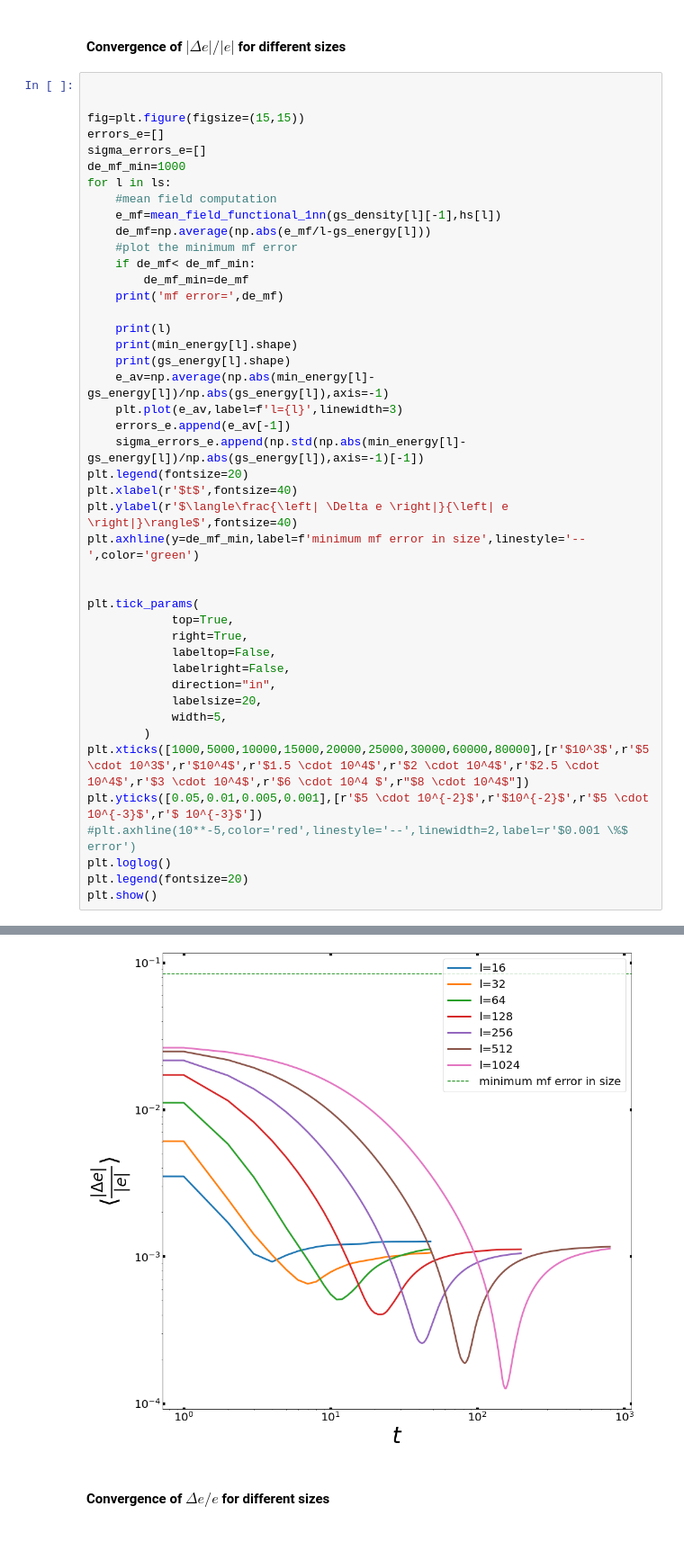
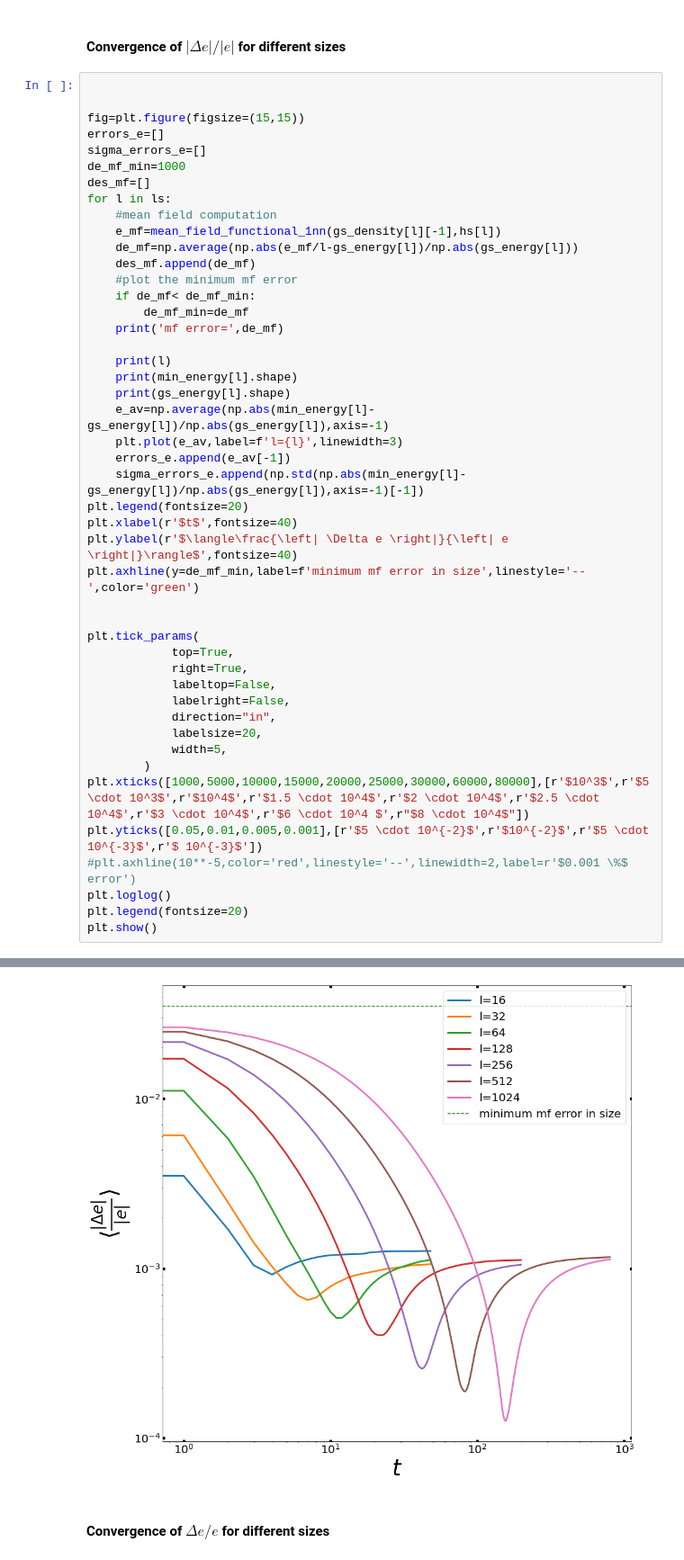
Before and after one commit to emacosta95/dft_for_ising, a Jupyter notebook: dft_ising_analysis.ipynb, the cells around one changed output, grey strips where cells are left out. Shown: that part at 90% size. Saved outputs shown, nothing was run; the diff lists cells and outputs as text.

```diff
--- a/dft_ising_analysis.ipynb
+++ b/dft_ising_analysis.ipynb
@@ -94,10 +94,12 @@ fig=plt.figure(figsize=(15,15))
 errors_e=[]
 sigma_errors_e=[]
 de_mf_min=1000
+des_mf=[]
 for l in ls:
     #mean field computation
     e_mf=mean_field_functional_1nn(gs_density[l][-1],hs[l])
-    de_mf=np.average(np.abs(e_mf/l-gs_energy[l]))
+    de_mf=np.average(np.abs(e_mf/l-gs_energy[l])/np.abs(gs_energy[l]))
+    des_mf.append(de_mf)
     #plot the minimum mf error
     if de_mf< de_mf_min:
         de_mf_min=de_mf
@@ -149,7 +151,7 @@ mf error= 0.08674273510411795
 1024
 (799, 100)
 (799, 100)
-[figure, old version]
+[figure, new version]
 # %% [markdown]
 #### Convergence of $\Delta e/ e$ for different sizes
 # %%
```
Also changed, not shown: parts of 9 cells of this notebook, 5 other files.
